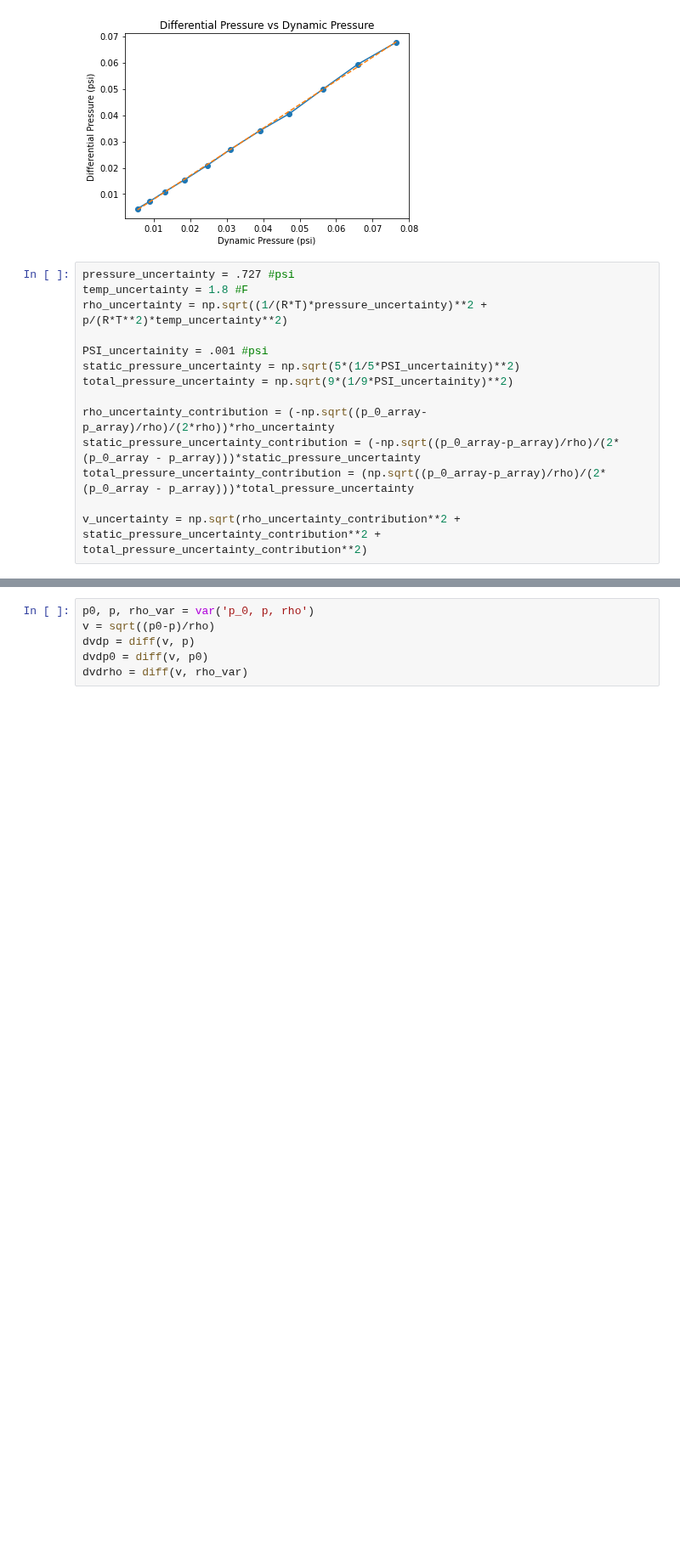
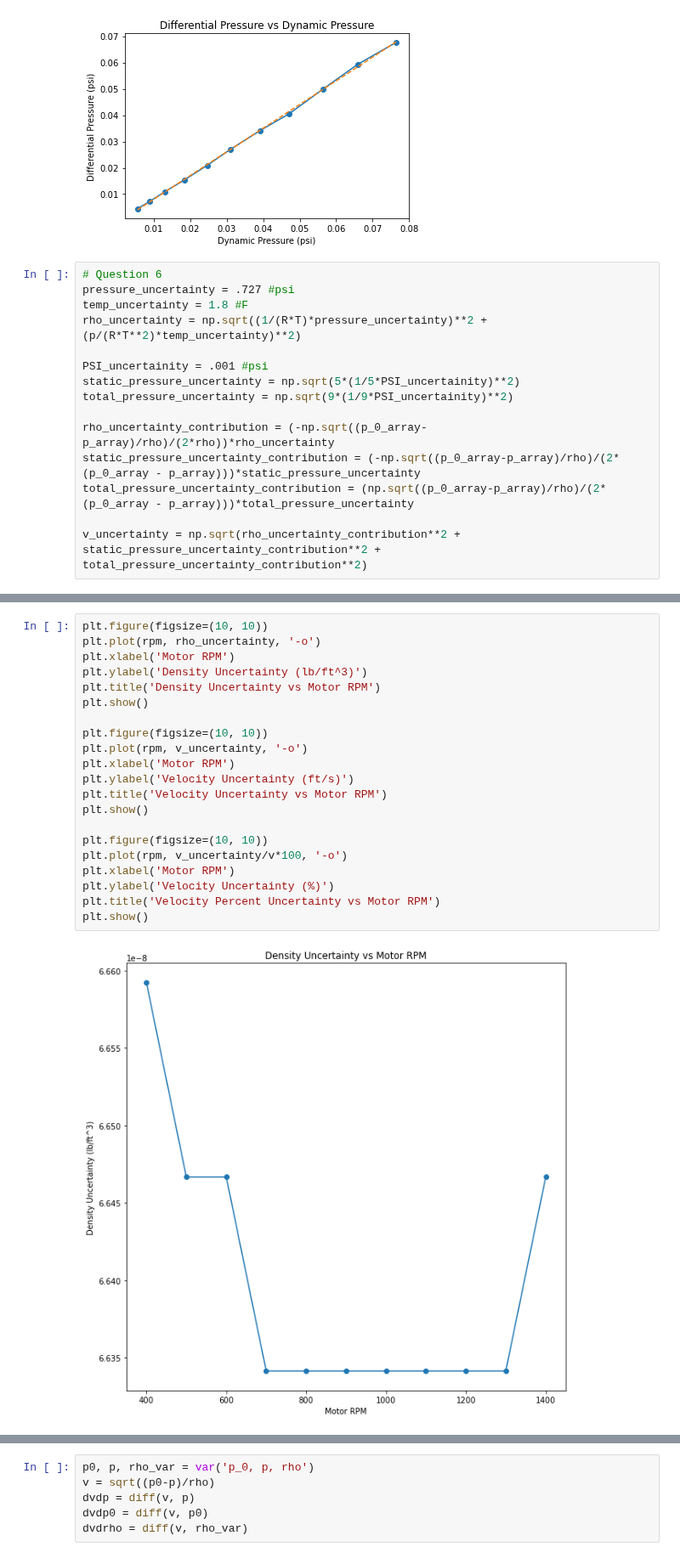
Before and after one commit to EvanY14/AE460-Fa23, a Jupyter notebook: Lab_1/dat_anal.ipynb, the cells around one changed output, grey strips where cells are left out. Shown at 85% size. Cells and saved outputs as stored; diff of their text form; blank space fills up the shorter version.

```diff
--- a/Lab_1/dat_anal.ipynb
+++ b/Lab_1/dat_anal.ipynb
@@ -126,9 +126,10 @@ plt.show()
 Slope: 0.8991244846762582
 [figure]
 # %%
+# Question 6
 pressure_uncertainty = .727 #psi
 temp_uncertainty = 1.8 #F
-rho_uncertainty = np.sqrt((1/(R*T)*pressure_uncertainty)**2 + p/(R*T**2)*temp_uncertainty**2)
+rho_uncertainty = np.sqrt((1/(R*T)*pressure_uncertainty)**2 + (p/(R*T**2)*temp_uncertainty)**2)
 
 PSI_uncertainity = .001 #psi
 static_pressure_uncertainty = np.sqrt(5*(1/5*PSI_uncertainity)**2)
@@ -144,0 +143,23 @@ v_uncertainty = np.sqrt(rho_uncertainty_contribution**2 + static_pressure_uncert
+# %%
+plt.figure(figsize=(10, 10))
+plt.plot(rpm, rho_uncertainty, '-o')
+plt.xlabel('Motor RPM')
+plt.ylabel('Density Uncertainty (lb/ft^3)')
+plt.title('Density Uncertainty vs Motor RPM')
+plt.show()
+
+plt.figure(figsize=(10, 10))
+plt.plot(rpm, v_uncertainty, '-o')
+plt.xlabel('Motor RPM')
+plt.ylabel('Velocity Uncertainty (ft/s)')
+plt.title('Velocity Uncertainty vs Motor RPM')
+plt.show()
+
+plt.figure(figsize=(10, 10))
+plt.plot(rpm, v_uncertainty/v*100, '-o')
+plt.xlabel('Motor RPM')
+plt.ylabel('Velocity Uncertainty (%)')
+plt.title('Velocity Percent Uncertainty vs Motor RPM')
+plt.show()
+# %% [output]
+[figure, added]
```
Also changed, not shown: parts of 4 cells of this notebook.
